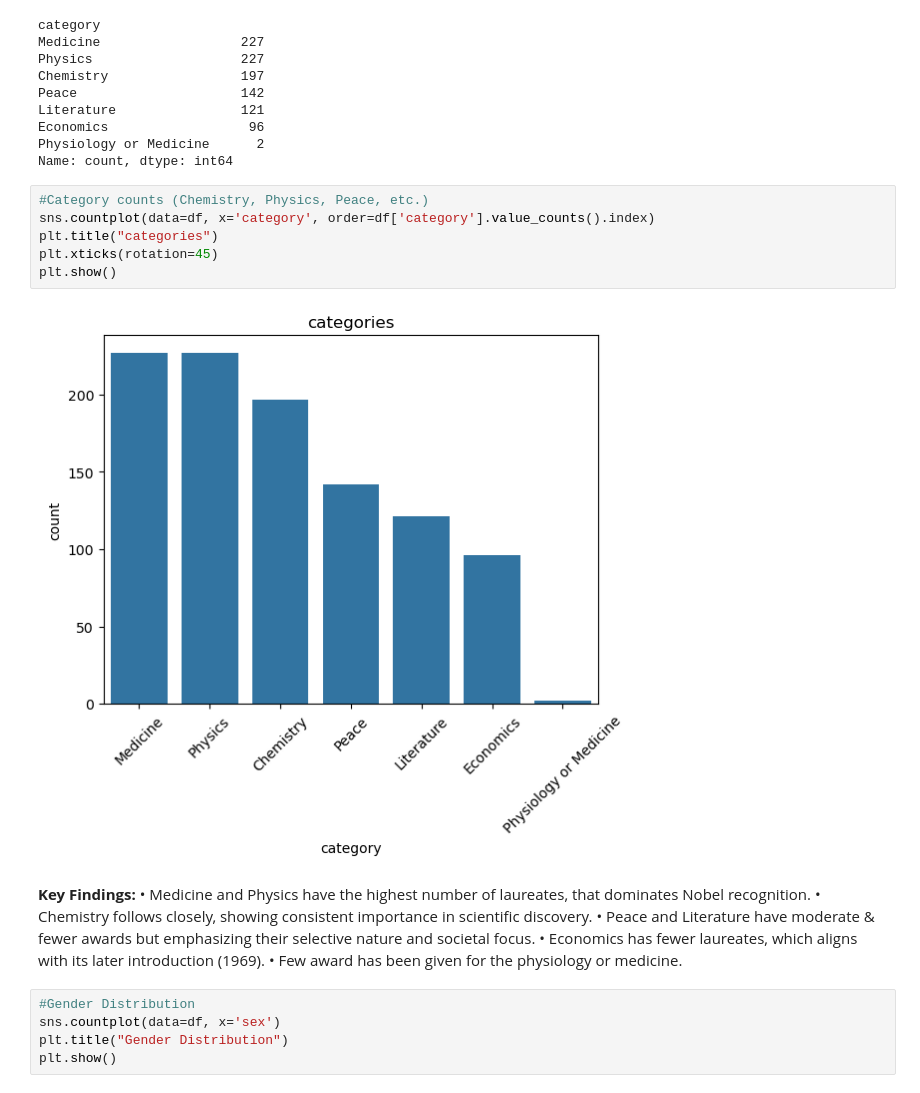
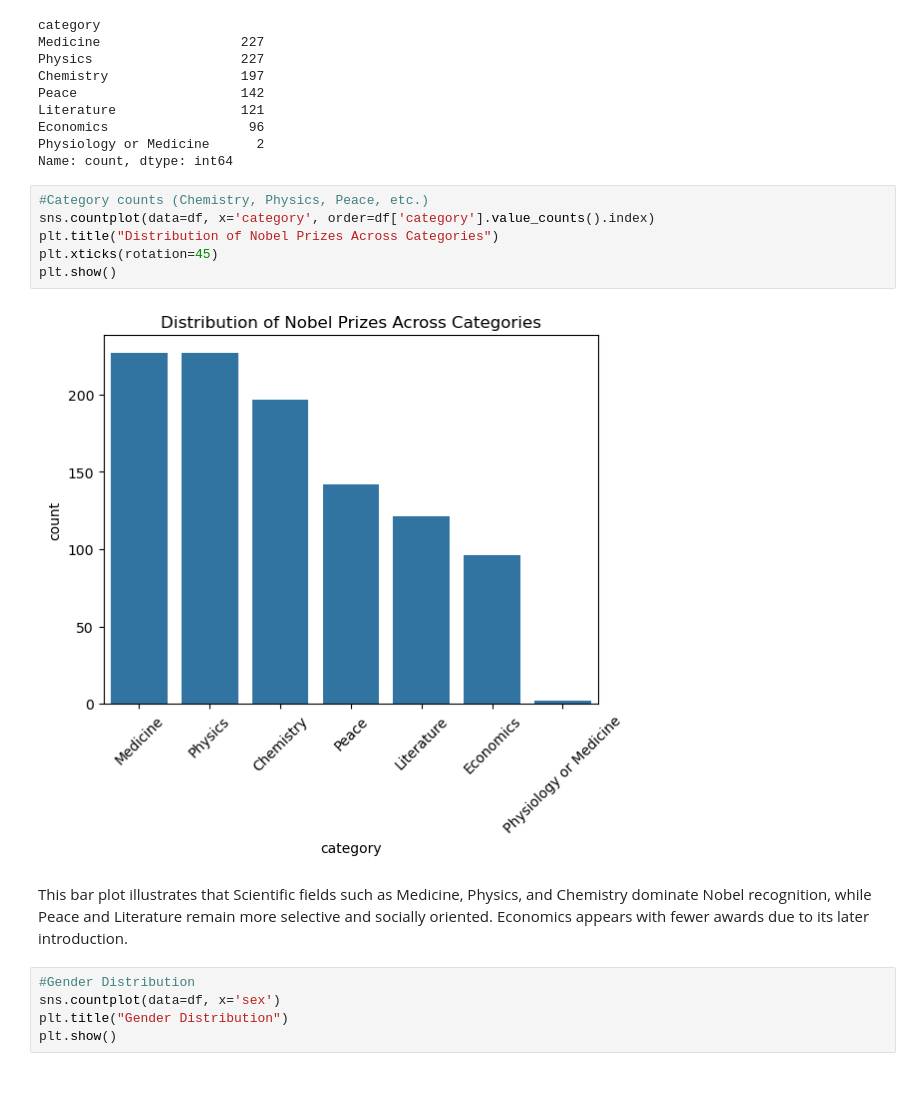
Before and after one commit to HavocXgrg/DAproject-Codes, a Jupyter notebook: analysis/nobel_laureates_analysis.ipynb, the cells around one changed output. Cells and saved outputs as stored; diff of their text form.

```diff
--- a/analysis/nobel_laureates_analysis.ipynb
+++ b/analysis/nobel_laureates_analysis.ipynb
@@ -220,18 +220,13 @@ Name: count, dtype: int64
 # %%
 #Category counts (Chemistry, Physics, Peace, etc.)
 sns.countplot(data=df, x='category', order=df['category'].value_counts().index)
-plt.title("categories")
+plt.title("Distribution of Nobel Prizes Across Categories")
 plt.xticks(rotation=45)
 plt.show()
 # %% [output]
-[figure, old version]
+[figure, new version]
 # %% [markdown]
-**Key Findings:**
-• Medicine and Physics have the highest number of laureates, that dominates Nobel recognition.
-• Chemistry follows closely, showing consistent importance in scientific discovery.
-• Peace and Literature have moderate & fewer awards but emphasizing their selective nature and societal focus.
-• Economics has fewer laureates, which aligns with its later introduction (1969).
-• Few award has been given for the physiology or medicine.
+This bar plot illustrates that Scientific fields such as Medicine, Physics, and Chemistry dominate Nobel recognition, while Peace and Literature remain more selective and socially oriented. Economics appears with fewer awards due to its later introduction.
 # %%
 #Gender Distribution
 sns.countplot(data=df, x='sex')
```
Also changed, not shown: parts of 20 cells of this notebook.
